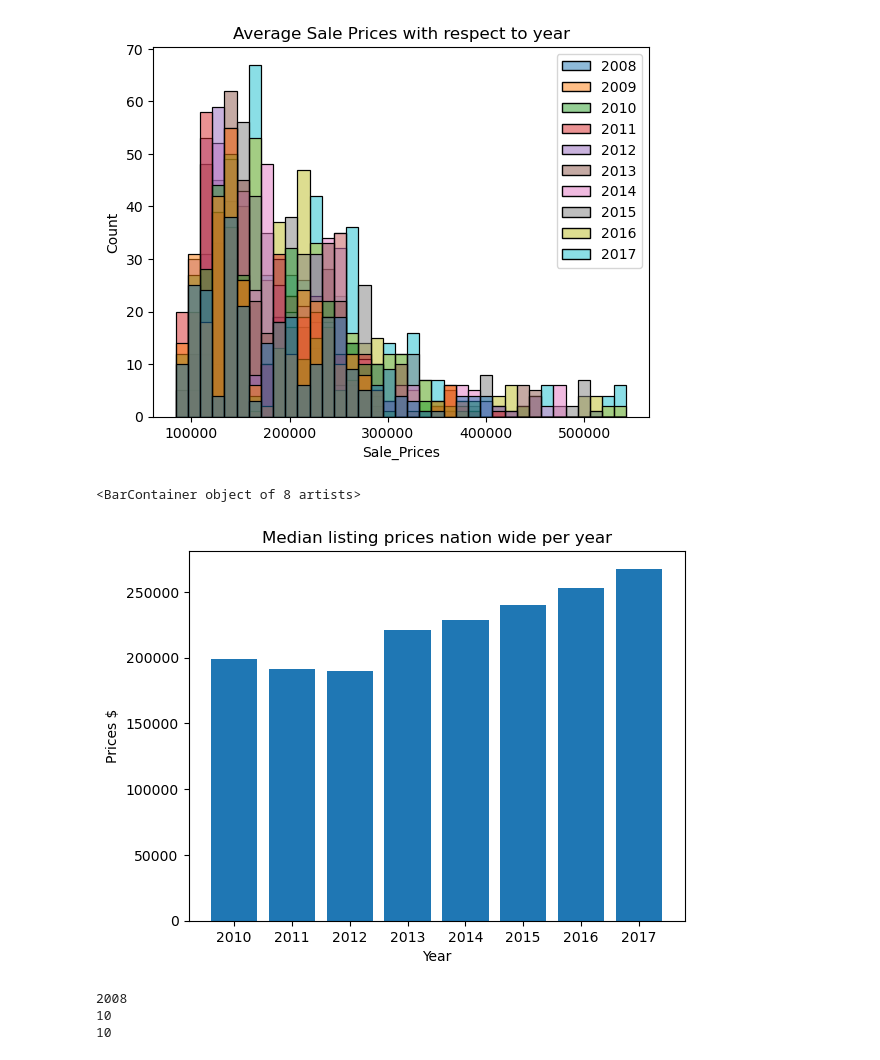
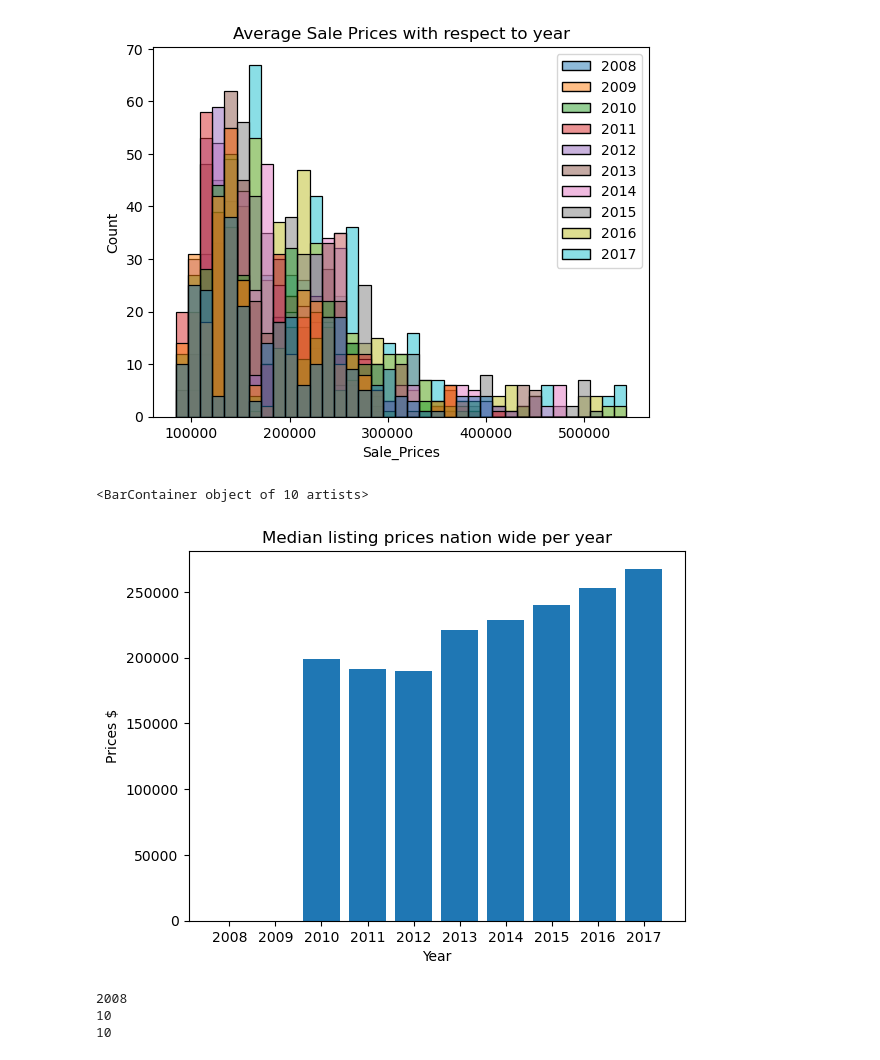
Before and after one commit to MikePlekan/Real-Estate-project, a Jupyter notebook: LookingAtData.ipynb, the cells around one changed output. Saved outputs shown, nothing was run; the diff lists cells and outputs as text; code cells hidden in the pictures.

```diff
--- a/LookingAtData.ipynb
+++ b/LookingAtData.ipynb
@@ -82,37 +82,37 @@ for i in dfMedPrice['Date']:
 
 total = 0
 num = 0
-averagePrice = []
+averagePrice = [0,0]
 yearToCheck = int(years[0])
-xlab = [str(yearToCheck)]
+xlab = ['2008', '2009', '2010']
 #print(type(yearToCheck))
 
 for i in range(len(prices)):
     year = int(years[i])
 
     if (year == yearToCheck):
         total = total + prices[i]
         num += 1
     else:
         averagePrice.append(total/num)
         yearToCheck += 1
         xlab.append(str(yearToCheck))
         total = 0
         num = 0
 
 averagePrice.append(total/num)
 
 
 #print(len(housingPrice))
 #print(len(years))
 plt.figure()
 plt.title("Median listing prices nation wide per year")
 plt.xlabel("Year")
 plt.ylabel("Prices $")
 plt.bar(xlab, averagePrice)
 # %% [output]
-<BarContainer object of 8 artists>
+<BarContainer object of 10 artists>
-[figure, old version]
+[figure, new version]
 # %%
 years = []
 salePrice = []
```
Also changed, not shown: parts of 2 cells of this notebook.
